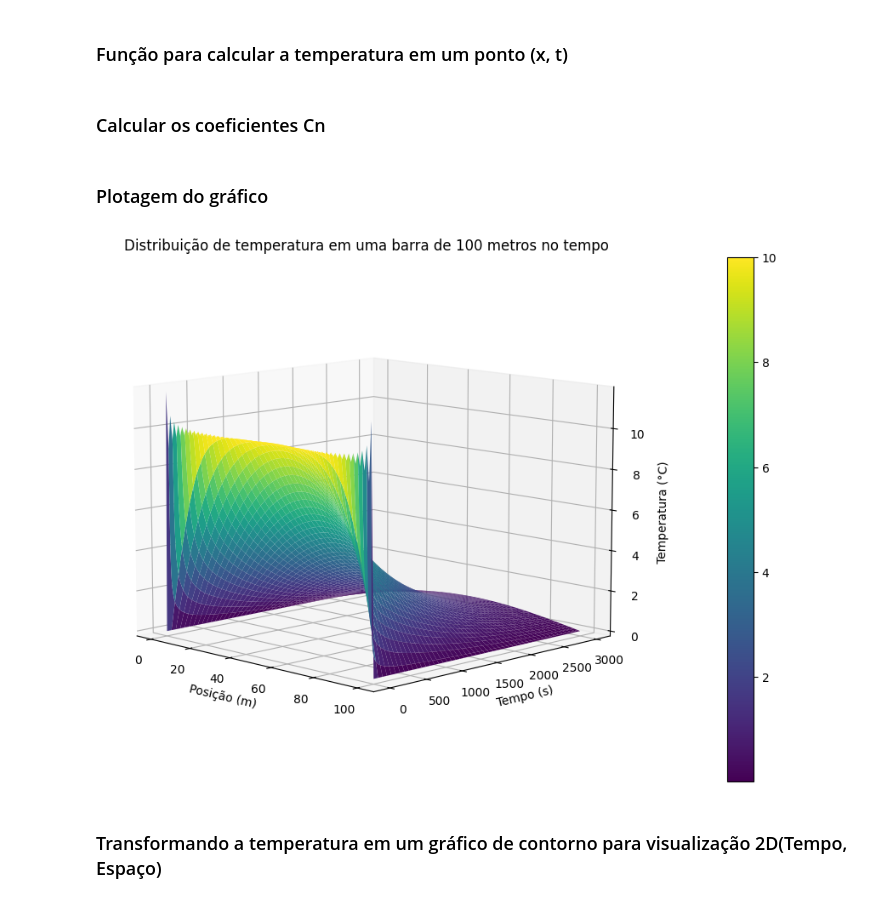
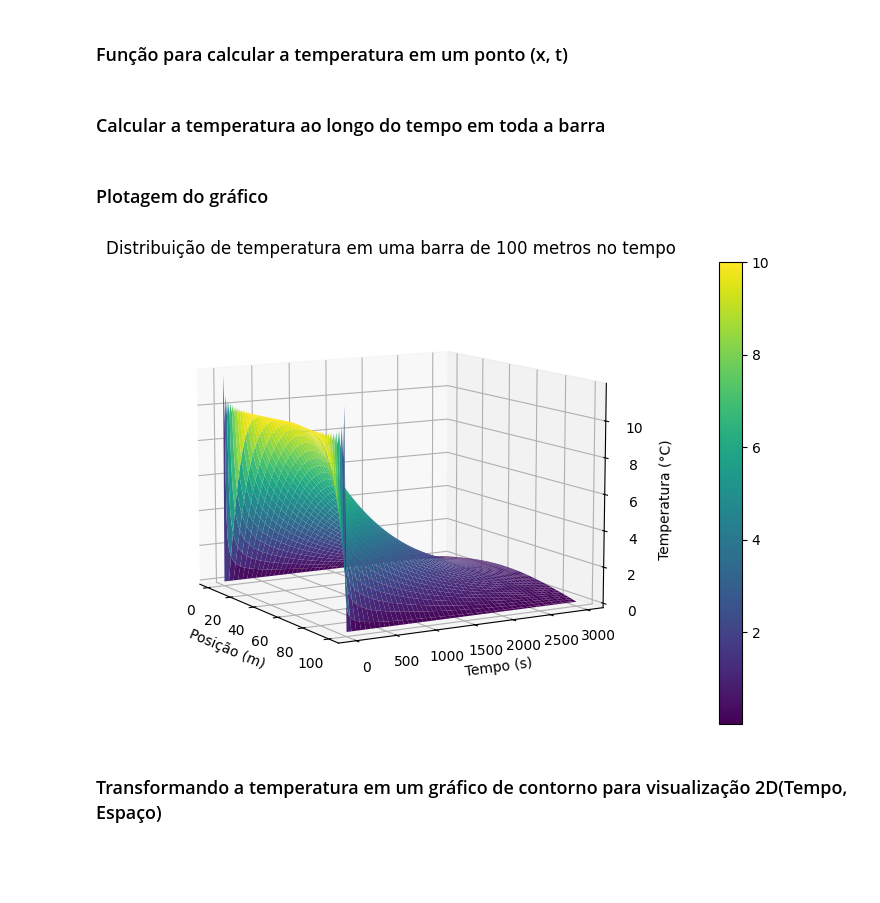
Before and after one commit to andreisilvasantos/Mestrado, a Jupyter notebook: Fundamentos Matematicos/equacao_calor.ipynb, the cells around one changed output. Cells and saved outputs as stored; diff of their text form; code cells hidden in the pictures; blank space fills up the shorter version.

```diff
--- a/Fundamentos Matematicos/equacao_calor.ipynb
+++ b/Fundamentos Matematicos/equacao_calor.ipynb
@@ -29,6 +32,6 @@ def calcular_temperatura(x, t, coeficientes, L, alpha):
         seno = np.sin((n * np.pi * x) / L)
         temperatura += coeficientes[n - 1] * exponencial * seno
     return temperatura
-# %% [markdown]
-### Calcular os coeficientes Cn
+# %% [markdown]
+### Calcular a temperatura ao longo do tempo em toda a barra
 # %%
@@ -48,20 +47,19 @@ for i, t in enumerate(t_values):
 # %% [markdown]
 ### Plotagem do gráfico
 # %%
-
 X, T = np.meshgrid(x_values, t_values) # Criando Grade Tridimensional
-fig = plt.figure(figsize=(30, 8)) # Criando figura com tamanho de 30 x 8 polegadas
+fig = plt.figure(figsize=(25, 6)) # Criando figura com tamanho de 30 x 8 polegadas
 ax = fig.add_subplot(111, projection='3d') # Informa que é uma figura tridimencional
-ax.view_init(elev=10, azim=-45)
+ax.view_init(elev=10, azim=-30)
 superficie = ax.plot_surface(X, T, temperaturas, cmap='viridis') # Desenha uma superficie tridimencional
 ax.set_xlabel('Posição (m)')
 ax.set_ylabel('Tempo (s)')
 ax.set_zlabel('Temperatura (°C)')
 ax.set_title(f'Distribuição de temperatura em uma barra de {L} metros no tempo')
 plt.colorbar(superficie)
 plt.show()
 # %% [output]
-[figure, old version]
+[figure, new version]
 # %% [markdown]
 ### Transformando a temperatura em um gráfico de contorno para visualização 2D(Tempo, Espaço)
 # %%
```
Also changed, not shown: parts of 4 cells of this notebook.
